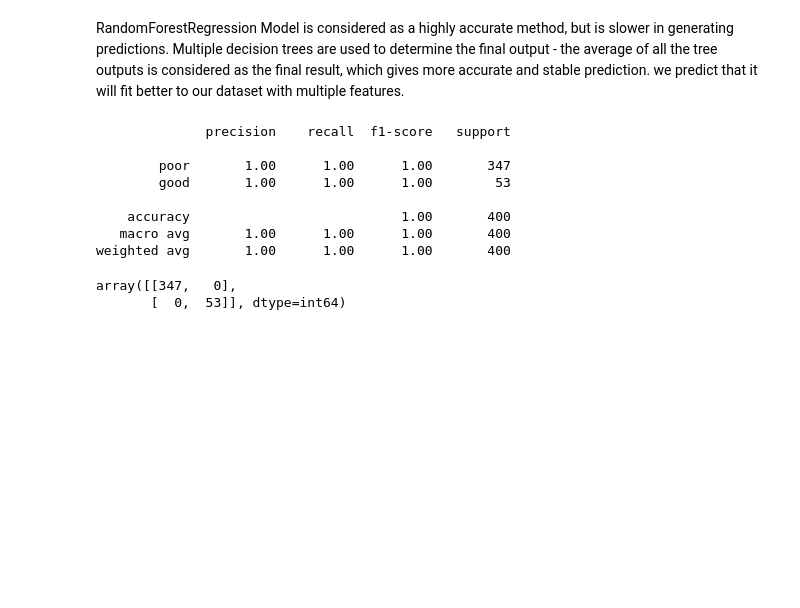
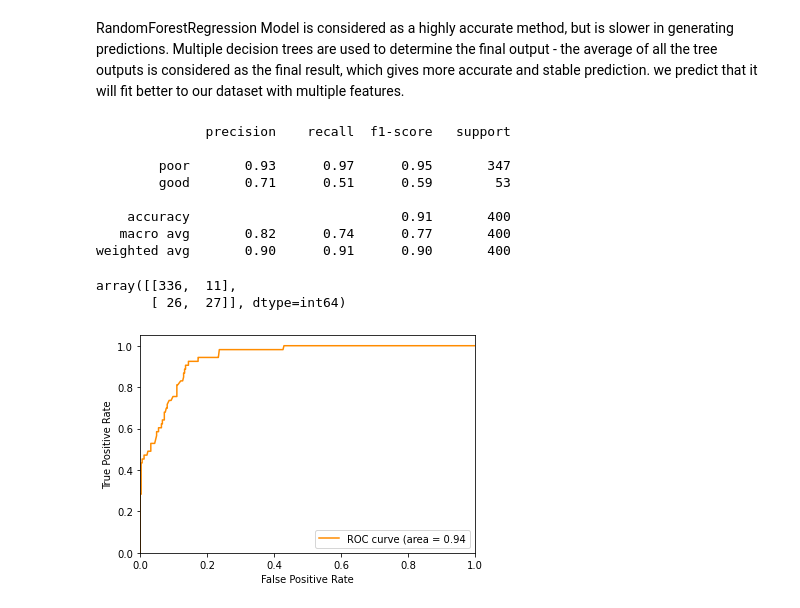
Before and after one commit to Mbutler22/Wine-Physiochemical-Analysis, a Jupyter notebook: red_wine.ipynb, the cells around one changed output. Drawn from its saved outputs; the diff is of its cells as text; code cells hidden in the pictures; blank space fills up the shorter version.

Commit message:
RandomForest added

```diff
--- a/red_wine.ipynb
+++ b/red_wine.ipynb
@@ -211,8 +178,8 @@ plt.show()
 # %% [markdown]
 RandomForestRegression Model is considered as a highly accurate method, but is slower in generating predictions. Multiple decision trees are used to determine the final output - the average of all the tree outputs is considered as the final result, which gives more accurate and stable prediction. we predict that it will fit better to our dataset with multiple features.
 # %%
-ran = RandomForestClassifier(random_state=0, n_estimators=500, max_depth=30).fit(X, y)
-y_r_pred = ran.predict(X_test)
+rfc = RandomForestClassifier(random_state=0, n_estimators=500, max_depth=30).fit(X_train, y_train)
+y_r_pred = rfc.predict(X_test)
 y_true = y_test
 cm_r = confusion_matrix(y_true, y_r_pred)
 cm_r
@@ -222,11 +189,25 @@ cm_r
 # %% [output]
               precision    recall  f1-score   support
 
-        poor       1.00      1.00      1.00       347
-        good       1.00      1.00      1.00        53
+        poor       0.93      0.97      0.95       347
+        good       0.71      0.51      0.59        53
 
-    accuracy                           1.00       400
-   macro avg       1.00      1.00      1.00       400
-weighted avg       1.00      1.00      1.00       400
+    accuracy                           0.91       400
+   macro avg       0.82      0.74      0.77       400
+weighted avg       0.90      0.91      0.90       400
-array([[347,   0],
-       [  0,  53]], dtype=int64)
+array([[336,  11],
+       [ 26,  27]], dtype=int64)
+# %%
+yrfc_pred_proba = rfc.predict_proba(X_test)[::,1]
+fpr, tpr, _ = metrics.roc_curve(y_test,  yrfc_pred_proba)
+auc = metrics.roc_auc_score(y_test, yrfc_pred_proba)
+plt.xlim([0.0, 1.0])
+plt.ylim([0.0, 1.05])
+plt.plot(fpr,tpr, color = 'darkorange',
+         label = f'ROC curve (area = {auc:0.2f}')
+plt.xlabel('False Positive Rate')
+plt.ylabel('True Positive Rate')
+plt.legend(loc="lower right")
+plt.show()
+# %% [output]
+[figure, added]
```
Also changed, not shown: parts of 6 cells of this notebook.
